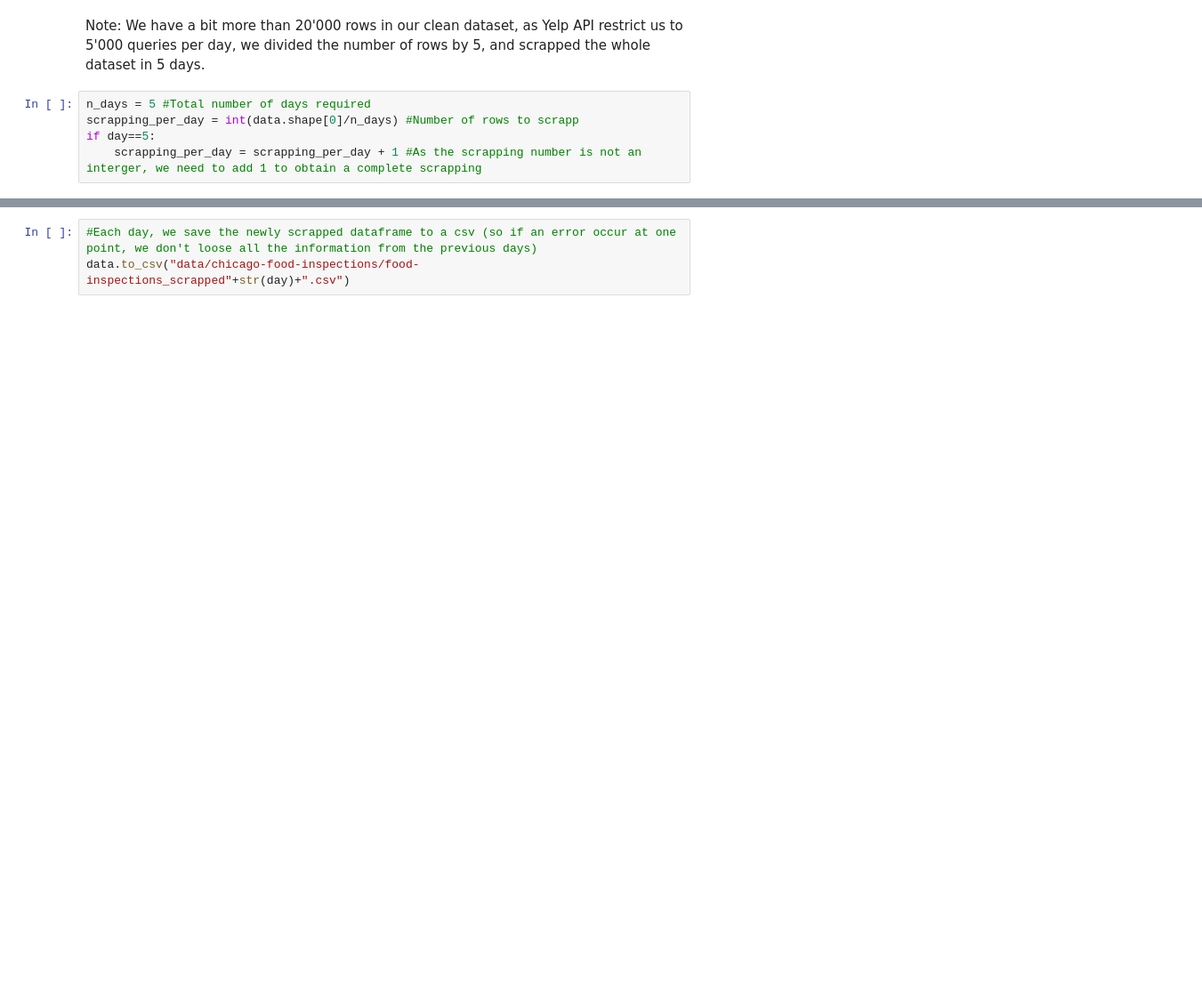
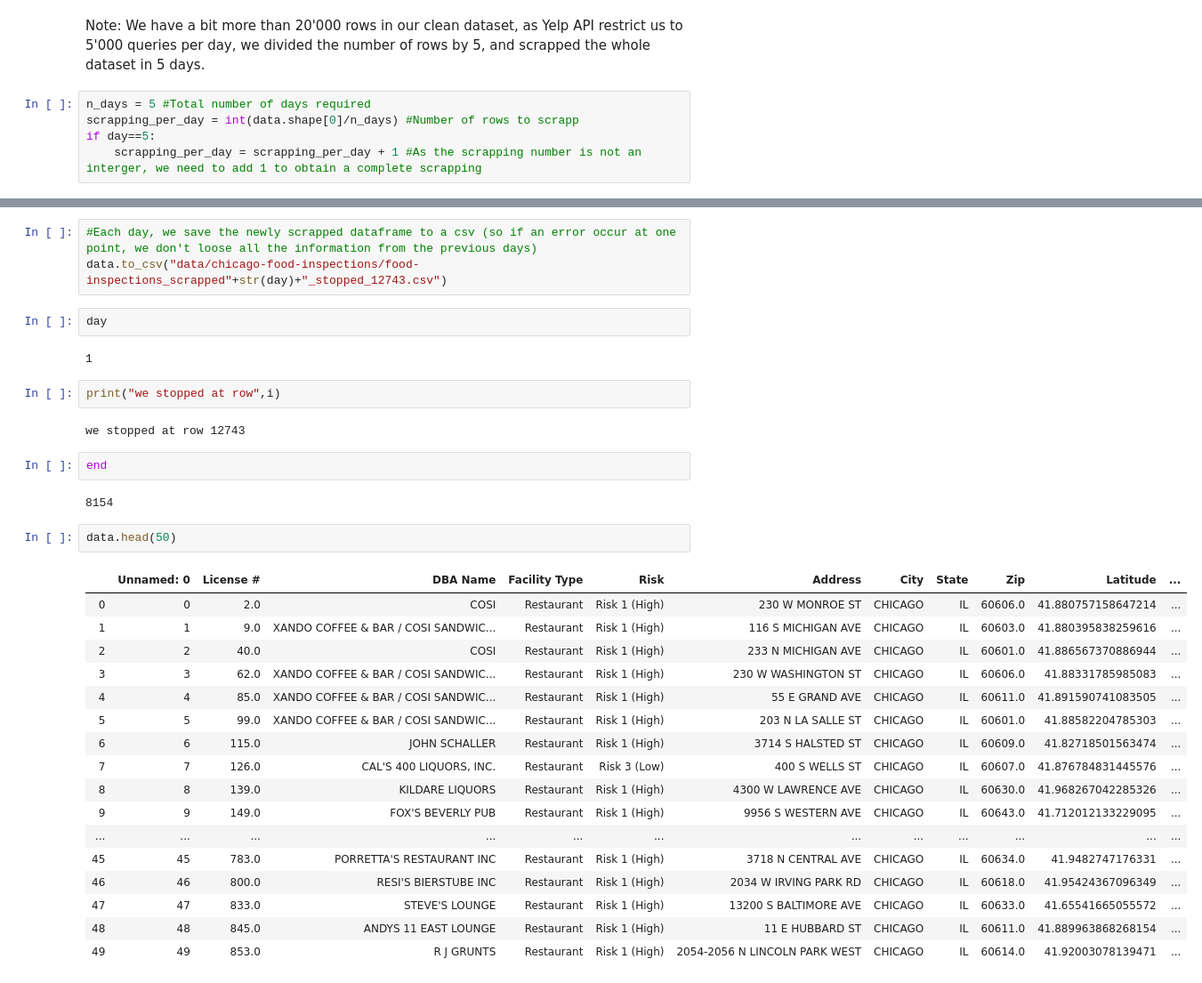
Before and after one commit to huguesvinzant/ada-2019-project-jech, a Jupyter notebook: API_yelp.ipynb, the cells around one changed output, grey strips where cells are left out. Shown at 89% size. Drawn from its saved outputs; the diff is of its cells as text; blank space fills up the shorter version.

```diff
--- a/API_yelp.ipynb
+++ b/API_yelp.ipynb
@@ -86,3 +90,35 @@ Among the rows 4 and 6 we scrapped 2 restaurants.
 # %%
 #Each day, we save the newly scrapped dataframe to a csv (so if an error occur at one point, we don't loose all the information from the previous days)
-data.to_csv("data/chicago-food-inspections/food-inspections_scrapped"+str(day)+".csv")
+data.to_csv("data/chicago-food-inspections/food-inspections_scrapped"+str(day)+"_stopped_12743.csv")
+# %%
+day
+# %% [output]
+1
+# %%
+print("we stopped at row",i)
+# %% [output]
+we stopped at row 12743
+# %%
+end
+# %% [output]
+8154
+# %%
+data.head(50)
+# %% [output]
+|  | Unnamed: 0 | License # | DBA Name | Facility Type | Risk | Address | City | State | Zip | Latitude | ... |
+| 0 | 0 | 2.0 | COSI | Restaurant | Risk 1 (High) | 230 W MONROE ST | CHICAGO | IL | 60606.0 | 41.880757158647214 | ... |
+| 1 | 1 | 9.0 | XANDO COFFEE & BAR / COSI SANDWIC... | Restaurant | Risk 1 (High) | 116 S MICHIGAN AVE | CHICAGO | IL | 60603.0 | 41.880395838259616 | ... |
+| 2 | 2 | 40.0 | COSI | Restaurant | Risk 1 (High) | 233 N MICHIGAN AVE | CHICAGO | IL | 60601.0 | 41.886567370886944 | ... |
+| 3 | 3 | 62.0 | XANDO COFFEE & BAR / COSI SANDWIC... | Restaurant | Risk 1 (High) | 230 W WASHINGTON ST | CHICAGO | IL | 60606.0 | 41.88331785985083 | ... |
+| 4 | 4 | 85.0 | XANDO COFFEE & BAR / COSI SANDWIC... | Restaurant | Risk 1 (High) | 55 E GRAND AVE | CHICAGO | IL | 60611.0 | 41.891590741083505 | ... |
+| 5 | 5 | 99.0 | XANDO COFFEE & BAR / COSI SANDWIC... | Restaurant | Risk 1 (High) | 203 N LA SALLE ST | CHICAGO | IL | 60601.0 | 41.88582204785303 | ... |
+| 6 | 6 | 115.0 | JOHN SCHALLER | Restaurant | Risk 1 (High) | 3714 S HALSTED ST | CHICAGO | IL | 60609.0 | 41.82718501563474 | ... |
+| 7 | 7 | 126.0 | CAL'S 400 LIQUORS, INC. | Restaurant | Risk 3 (Low) | 400 S WELLS ST | CHICAGO | IL | 60607.0 | 41.876784831445576 | ... |
+| 8 | 8 | 139.0 | KILDARE LIQUORS | Restaurant | Risk 1 (High) | 4300 W LAWRENCE AVE | CHICAGO | IL | 60630.0 | 41.968267042285326 | ... |
+| 9 | 9 | 149.0 | FOX'S BEVERLY PUB | Restaurant | Risk 1 (High) | 9956 S WESTERN AVE | CHICAGO | IL | 60643.0 | 41.712012133229095 | ... |
+| ... | ... | ... | ... | ... | ... | ... | ... | ... | ... | ... | ... |
+| 45 | 45 | 783.0 | PORRETTA'S RESTAURANT INC | Restaurant | Risk 1 (High) | 3718 N CENTRAL AVE | CHICAGO | IL | 60634.0 | 41.9482747176331 | ... |
+| 46 | 46 | 800.0 | RESI'S BIERSTUBE INC | Restaurant | Risk 1 (High) | 2034 W IRVING PARK RD | CHICAGO | IL | 60618.0 | 41.95424367096349 | ... |
+| 47 | 47 | 833.0 | STEVE'S LOUNGE | Restaurant | Risk 1 (High) | 13200 S BALTIMORE AVE | CHICAGO | IL | 60633.0 | 41.65541665055572 | ... |
+| 48 | 48 | 845.0 | ANDYS 11 EAST LOUNGE | Restaurant | Risk 1 (High) | 11 E HUBBARD ST | CHICAGO | IL | 60611.0 | 41.889963868268154 | ... |
+| 49 | 49 | 853.0 | R J GRUNTS | Restaurant | Risk 1 (High) | 2054-2056 N LINCOLN PARK WEST | CHICAGO | IL | 60614.0 | 41.92003078139471 | ... |
```
Also changed, not shown: parts of 7 cells of this notebook.
